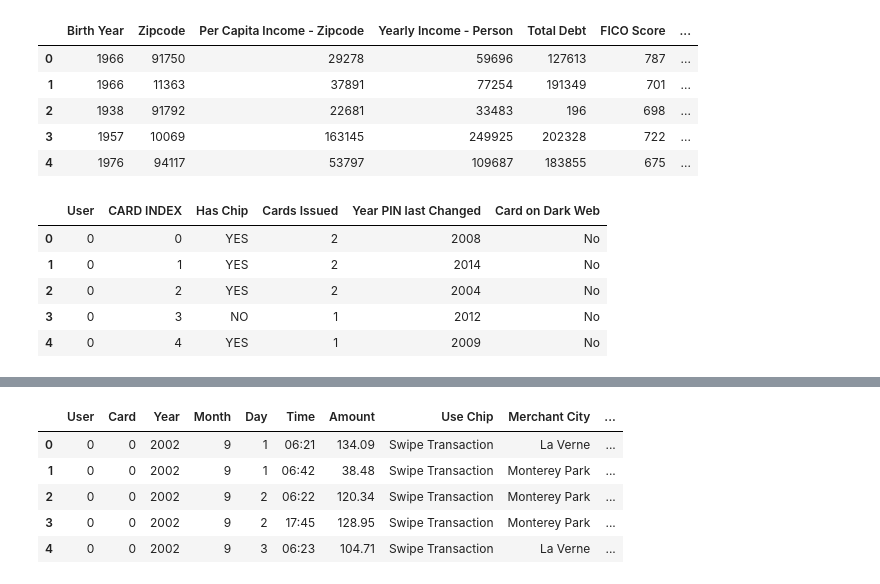
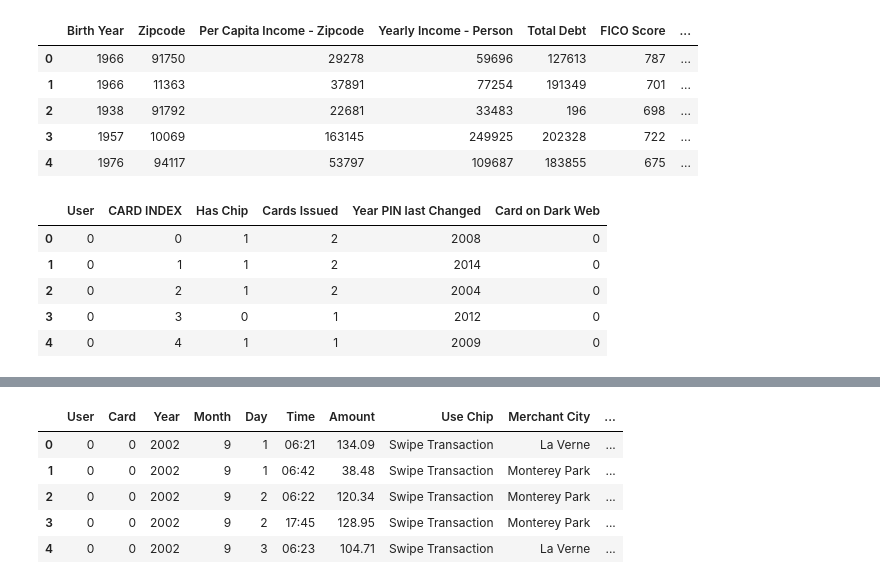
Before and after one commit to wrube/Project_4_Group_2, a Jupyter notebook: create_dataset_ben.ipynb, the cells around one changed output, grey strips where cells are left out. Drawn from its saved outputs; the diff is of its cells as text; code cells hidden in the pictures.

```diff
--- a/create_dataset_ben.ipynb
+++ b/create_dataset_ben.ipynb
@@ -3,6 +3,8 @@ from pathlib import Path
 import pandas as pd
 import numpy as np
 import pgeocode
+# %%
+pd.set_option('display.max_columns', None)
 # %%
 # Functions for data import
 
@@ -63,34 +108,38 @@ users_df.head()
 # %%
 # import cards csv
 
 cards_path = Path.cwd() / 'data/sd254_cards.csv'
 
 cards_columns_import = ['User',
                         'CARD INDEX',
                         'Has Chip',
                         'Cards Issued',
                         'Year PIN last Changed',
                         'Card on Dark Web'
                         ]
 
 cards_dtypes = {'CARD INDEX': np.uint8,
                 'Cards Issued': np.uint8,
                 'Year PIN last Changed': np.uint16
                 }
 
+cards_conversions = {'Card on Dark Web': convert_yes_no_to_binary,
+                     'Has Chip': convert_yes_no_to_binary}
+
 cards_df = pd.read_csv(cards_path,
                        usecols=cards_columns_import,
                        dtype=cards_dtypes,
+                       converters=cards_conversions
                        )
 
 display(cards_df.head())
 # %% [output]
 |  | User | CARD INDEX | Has Chip | Cards Issued | Year PIN last Changed | Card on Dark Web |
-| 0 | 0 | 0 | YES | 2 | 2008 | No |
-| 1 | 0 | 1 | YES | 2 | 2014 | No |
-| 2 | 0 | 2 | YES | 2 | 2004 | No |
-| 3 | 0 | 3 | NO | 1 | 2012 | No |
-| 4 | 0 | 4 | YES | 1 | 2009 | No |
+| 0 | 0 | 0 | 1 | 2 | 2008 | 0 |
+| 1 | 0 | 1 | 1 | 2 | 2014 | 0 |
+| 2 | 0 | 2 | 1 | 2 | 2004 | 0 |
+| 3 | 0 | 3 | 0 | 1 | 2012 | 0 |
+| 4 | 0 | 4 | 1 | 1 | 2009 | 0 |
 # %%
 transactions_path = Path.cwd() / 'data/credit_card_transactions-ibm_v2.csv'
 
```
Also changed, not shown: parts of 17 cells of this notebook.
